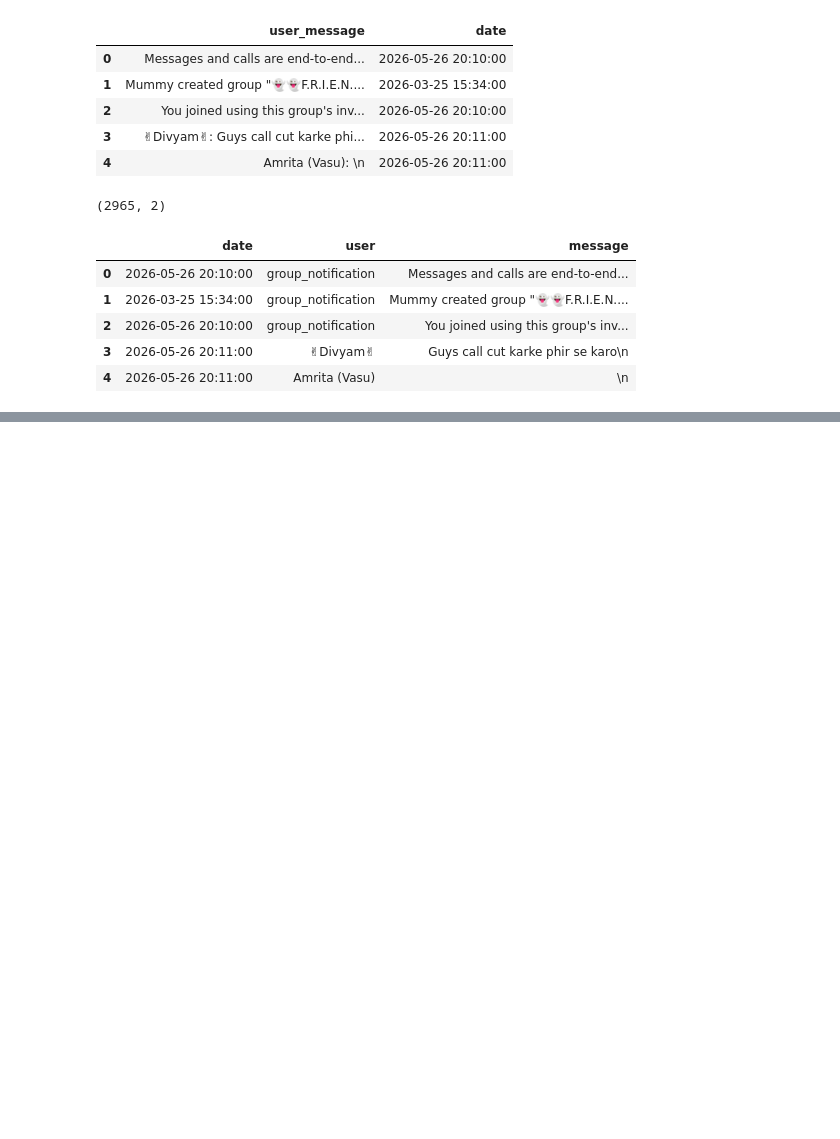
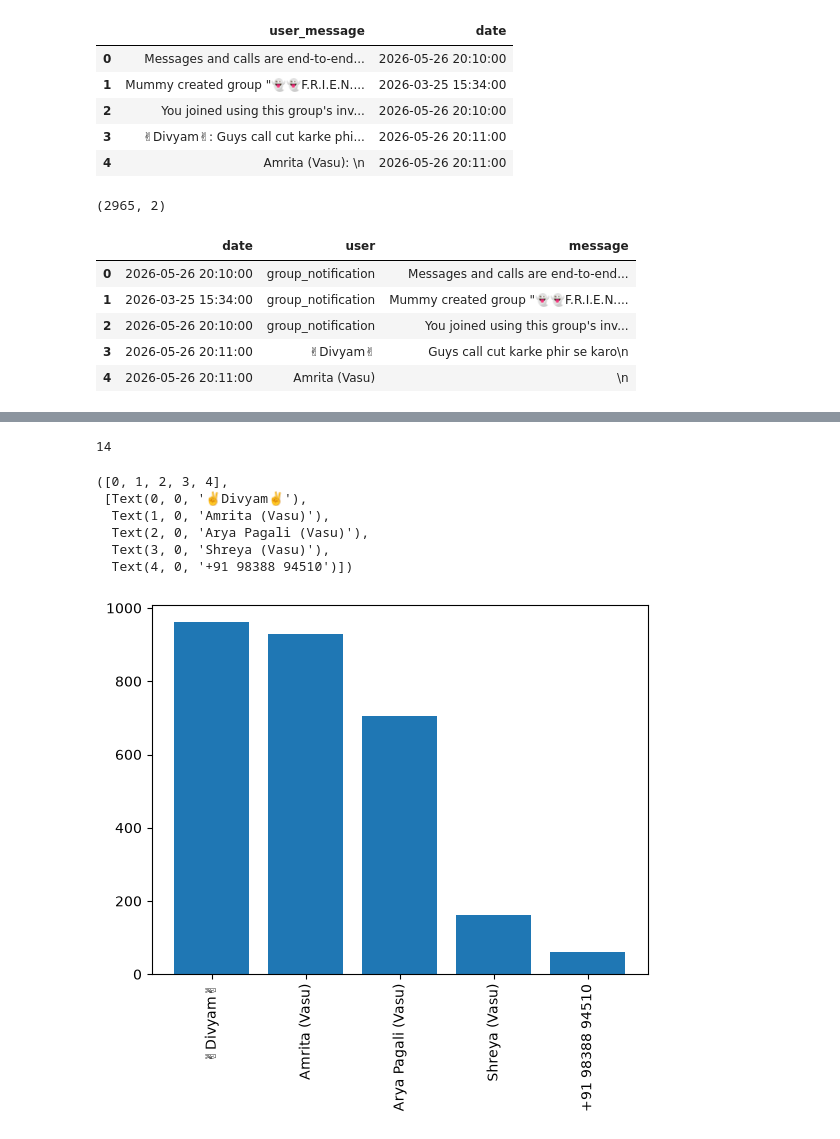
Before and after one commit to divyamtw/whatsapp-chat-analyzer, a Jupyter notebook: notebook/notebook.ipynb, the cells around one changed output, grey strips where cells are left out. Saved outputs shown, nothing was run; the diff lists cells and outputs as text; code cells hidden in the pictures; blank space fills up the shorter version.

```diff
--- a/notebook/notebook.ipynb
+++ b/notebook/notebook.ipynb
@@ -98,0 +137,20 @@ user_list.remove("group_notification")
+# %%
+len(y)
+# %% [output]
+14
+# %%
+x = df["user"].value_counts().head()
+# %%
+name = x.index
+count = x.values
+
+plt.bar(name, count)
+plt.xticks(rotation="vertical")
+# %% [output]
+([0, 1, 2, 3, 4],
+ [Text(0, 0, '✌Divyam✌'),
+  Text(1, 0, 'Amrita (Vasu)'),
+  Text(2, 0, 'Arya Pagali (Vasu)'),
+  Text(3, 0, 'Shreya (Vasu)'),
+  Text(4, 0, '+91 98388 94510')])
+[figure, added]
```
Also changed, not shown: parts of 13 cells of this notebook, 4 other files.
